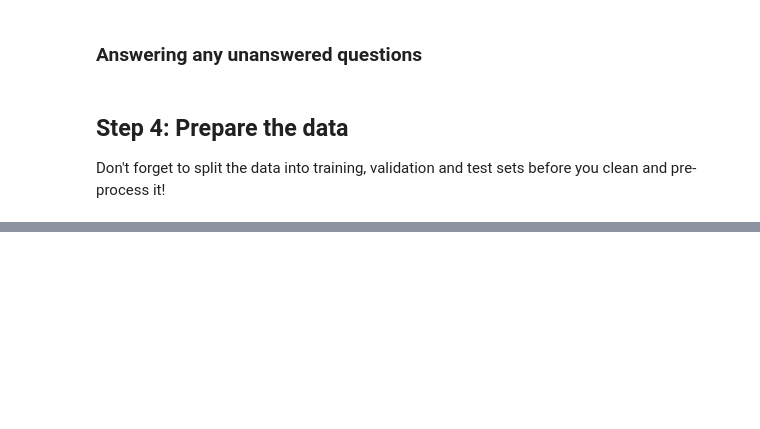
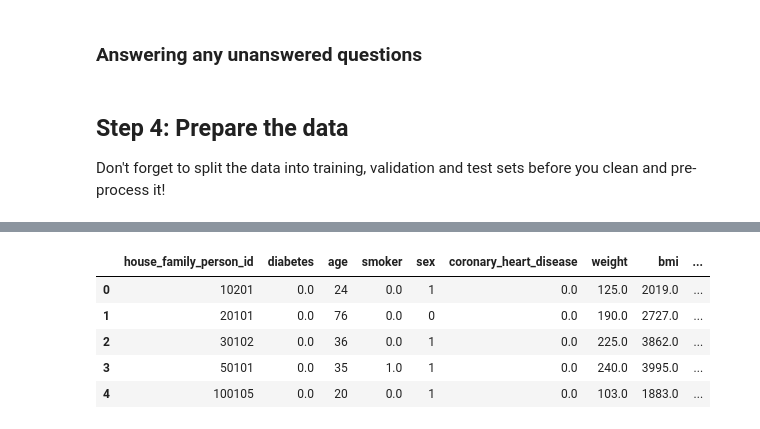
Before and after one commit to mihika-jain/diabetesAnalysis, a Jupyter notebook: dslc_documentation/01_cleaning.ipynb, the cells around one changed output, grey strips where cells are left out. Saved outputs shown, nothing was run; the diff lists cells and outputs as text; code cells hidden in the pictures; blank space fills up the shorter version.

```diff
--- a/dslc_documentation/01_cleaning.ipynb
+++ b/dslc_documentation/01_cleaning.ipynb
@@ -270,0 +337,9 @@ Don't forget to split the data into training, validation and test sets before yo
+# %%
+diabetes_processed.head()
+# %% [output]
+|  | house_family_person_id | diabetes | age | smoker | sex | coronary_heart_disease | weight | bmi | ... |
+| 0 | 10201 | 0.0 | 24 | 0.0 | 1 | 0.0 | 125.0 | 2019.0 | ... |
+| 1 | 20101 | 0.0 | 76 | 0.0 | 0 | 0.0 | 190.0 | 2727.0 | ... |
+| 2 | 30102 | 0.0 | 36 | 0.0 | 1 | 0.0 | 225.0 | 3862.0 | ... |
+| 3 | 50101 | 0.0 | 35 | 1.0 | 1 | 0.0 | 240.0 | 3995.0 | ... |
+| 4 | 100105 | 0.0 | 20 | 0.0 | 1 | 0.0 | 103.0 | 1883.0 | ... |
```
Also changed, not shown: parts of 20 cells of this notebook, 2 other files.
